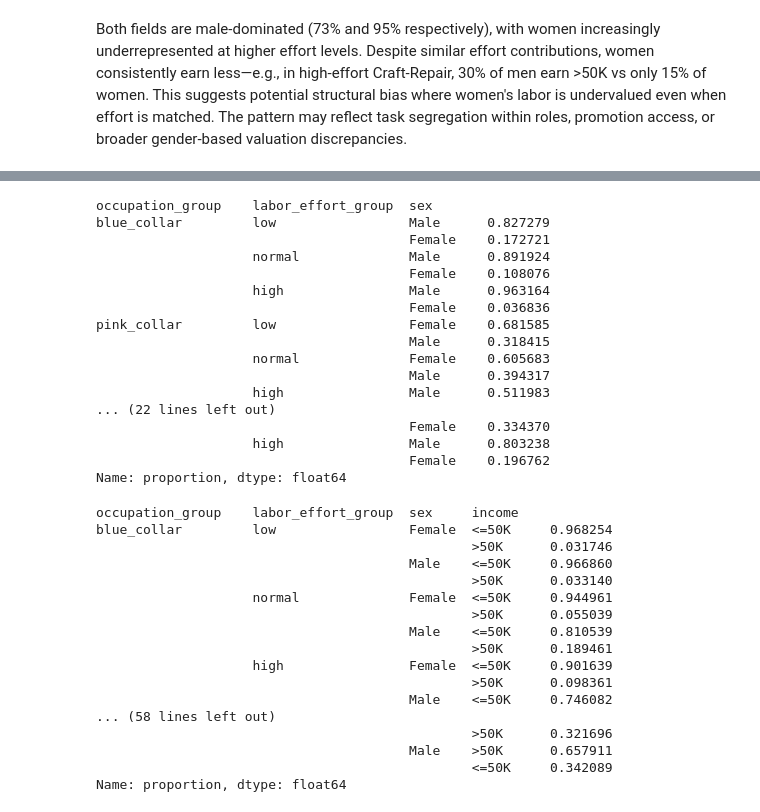
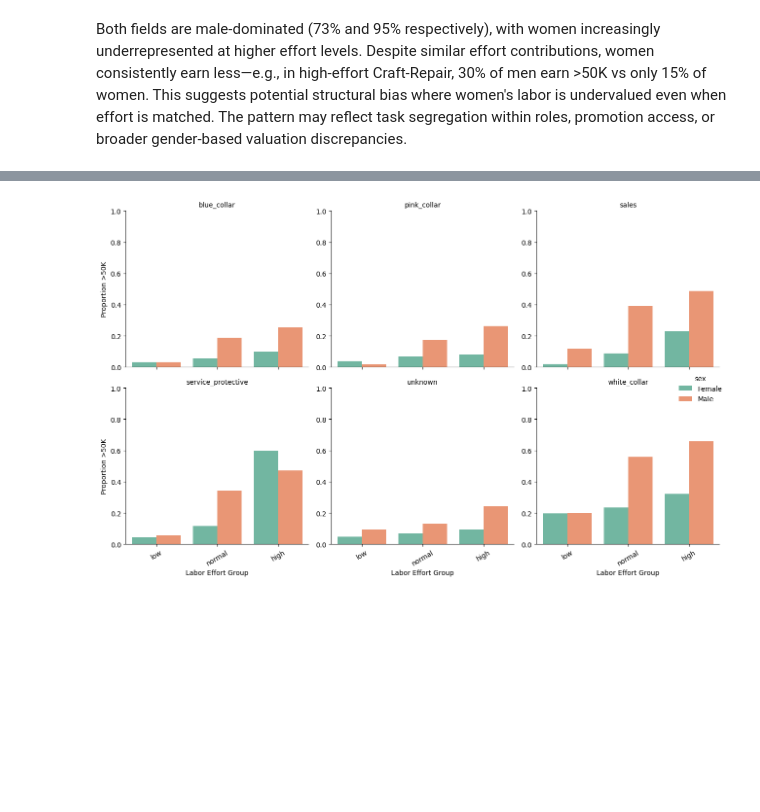
Before and after one commit to zoe05-44/Bias_Auditor, a Jupyter notebook: notebooks/01_eda.ipynb, the cells around one changed output, grey strips where cells are left out. Cells and saved outputs as stored; diff of their text form; code cells hidden in the pictures; blank space fills up the shorter version.

```diff
--- a/notebooks/01_eda.ipynb
+++ b/notebooks/01_eda.ipynb
@@ -597,42 +395,36 @@ Name: proportion, dtype: float64
-# %%
-print(df.groupby(['occupation_group', 'labor_effort_group'])['sex'].value_counts(normalize=True))
-# %% [output]
-occupation_group    labor_effort_group  sex
-blue_collar         low                 Male      0.827279
-                                        Female    0.172721
-                    normal              Male      0.891924
-                                        Female    0.108076
-                    high                Male      0.963164
-                                        Female    0.036836
-pink_collar         low                 Female    0.681585
-                                        Male      0.318415
-                    normal              Female    0.605683
-                                        Male      0.394317
-                    high                Male      0.511983
-... (22 lines left out)
-                                        Female    0.334370
-                    high                Male      0.803238
-                                        Female    0.196762
-Name: proportion, dtype: float64
-# %%
-pd.set_option('display.max_rows', None)
-print(df.groupby(['occupation_group', 'labor_effort_group', 'sex'])['income'].value_counts(normalize=True))
-# %% [output]
-occupation_group    labor_effort_group  sex     income
-blue_collar         low                 Female  <=50K     0.968254
-                                                >50K      0.031746
-                                        Male    <=50K     0.966860
-                                                >50K      0.033140
-                    normal              Female  <=50K     0.944961
-                                                >50K      0.055039
-                                        Male    <=50K     0.810539
-                                                >50K      0.189461
-                    high                Female  <=50K     0.901639
-                                                >50K      0.098361
-                                        Male    <=50K     0.746082
-... (58 lines left out)
-                                                >50K      0.321696
-                                        Male    >50K      0.657911
-                                                <=50K     0.342089
-Name: proportion, dtype: float64
+# %%
+import seaborn as sns
+import matplotlib.pyplot as plt
+
+summary = (
+    df.groupby(['occupation_group', 'labor_effort_group', 'sex'])['income']
+      .apply(lambda x: (x == '>50K').mean())  # proportion earning >50K
+      .reset_index(name='prop_over_50K')
+)
+
+#Plot
+g = sns.catplot(
+    data=summary,
+    x='labor_effort_group',
+    y='prop_over_50K',
+    hue='sex',
+    col='occupation_group',
+    kind='bar',
+    col_wrap=3,
+    height=4,
+    sharey=False,
+    palette='Set2'
+)
+
+g.set_axis_labels("Labor Effort Group", "Proportion >50K")
+g.set_titles("{col_name}")
+g.set(ylim=(0, 1))
+for ax in g.axes.flatten():
+    for label in ax.get_xticklabels():
+        label.set_rotation(30)
+
+plt.tight_layout()
+plt.show()
+# %% [output]
+[figure, added]
 # %% [markdown]
```
Also changed, not shown: parts of 38 cells of this notebook, 4 other files.
